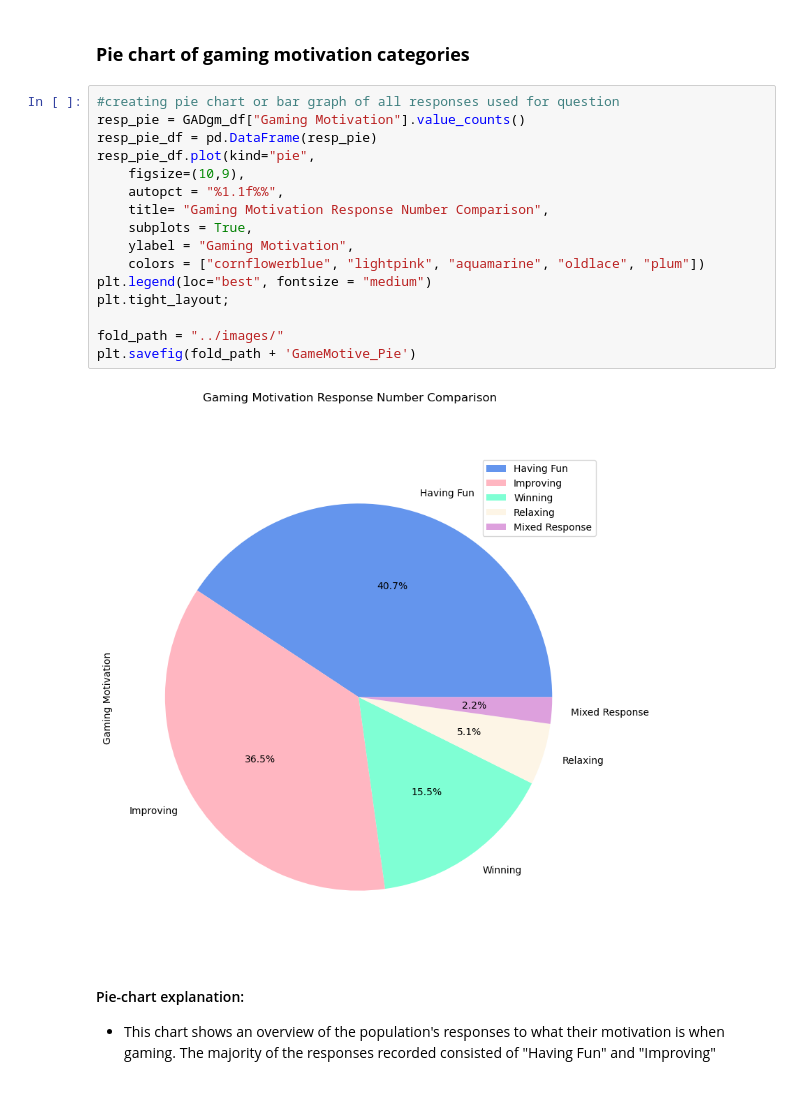
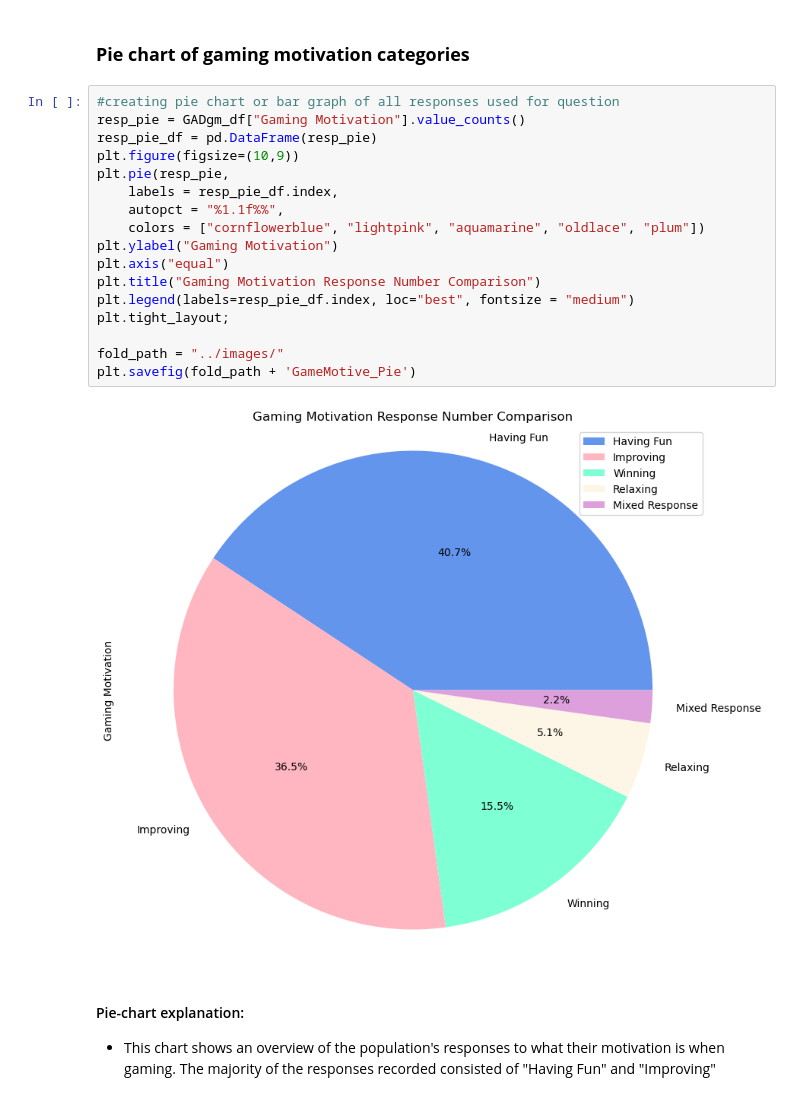
Before and after one commit to ComfyKoala/Project_1_Group_1, a Jupyter notebook: final_analysis/final_analysis.ipynb, the cells around one changed output. Saved outputs shown, nothing was run; the diff lists cells and outputs as text.

Commit message:
updated graph

```diff
--- a/final_analysis/final_analysis.ipynb
+++ b/final_analysis/final_analysis.ipynb
@@ -746,21 +746,22 @@ Name: count, dtype: int64
 # %%
 #creating pie chart or bar graph of all responses used for question
 resp_pie = GADgm_df["Gaming Motivation"].value_counts()
 resp_pie_df = pd.DataFrame(resp_pie)
-resp_pie_df.plot(kind="pie",
-    figsize=(10,9),
+plt.figure(figsize=(10,9))
+plt.pie(resp_pie,
+    labels = resp_pie_df.index,
     autopct = "%1.1f%%",
-    title= "Gaming Motivation Response Number Comparison",
-    subplots = True,
-    ylabel = "Gaming Motivation",
     colors = ["cornflowerblue", "lightpink", "aquamarine", "oldlace", "plum"])
-plt.legend(loc="best", fontsize = "medium")
+plt.ylabel("Gaming Motivation")
+plt.axis("equal")
+plt.title("Gaming Motivation Response Number Comparison")
+plt.legend(labels=resp_pie_df.index, loc="best", fontsize = "medium")
 plt.tight_layout;
 
 fold_path = "../images/"
 plt.savefig(fold_path + 'GameMotive_Pie')
 # %% [output]
-[figure, old version]
+[figure, new version]
 # %% [markdown]
 #### Pie-chart explanation:
 - This chart shows an overview of the population's responses to what their motivation is when gaming. The majority of the responses recorded consisted of "Having Fun" and "Improving"
```
Also changed, not shown: parts of 6 cells of this notebook, 9 other files.
